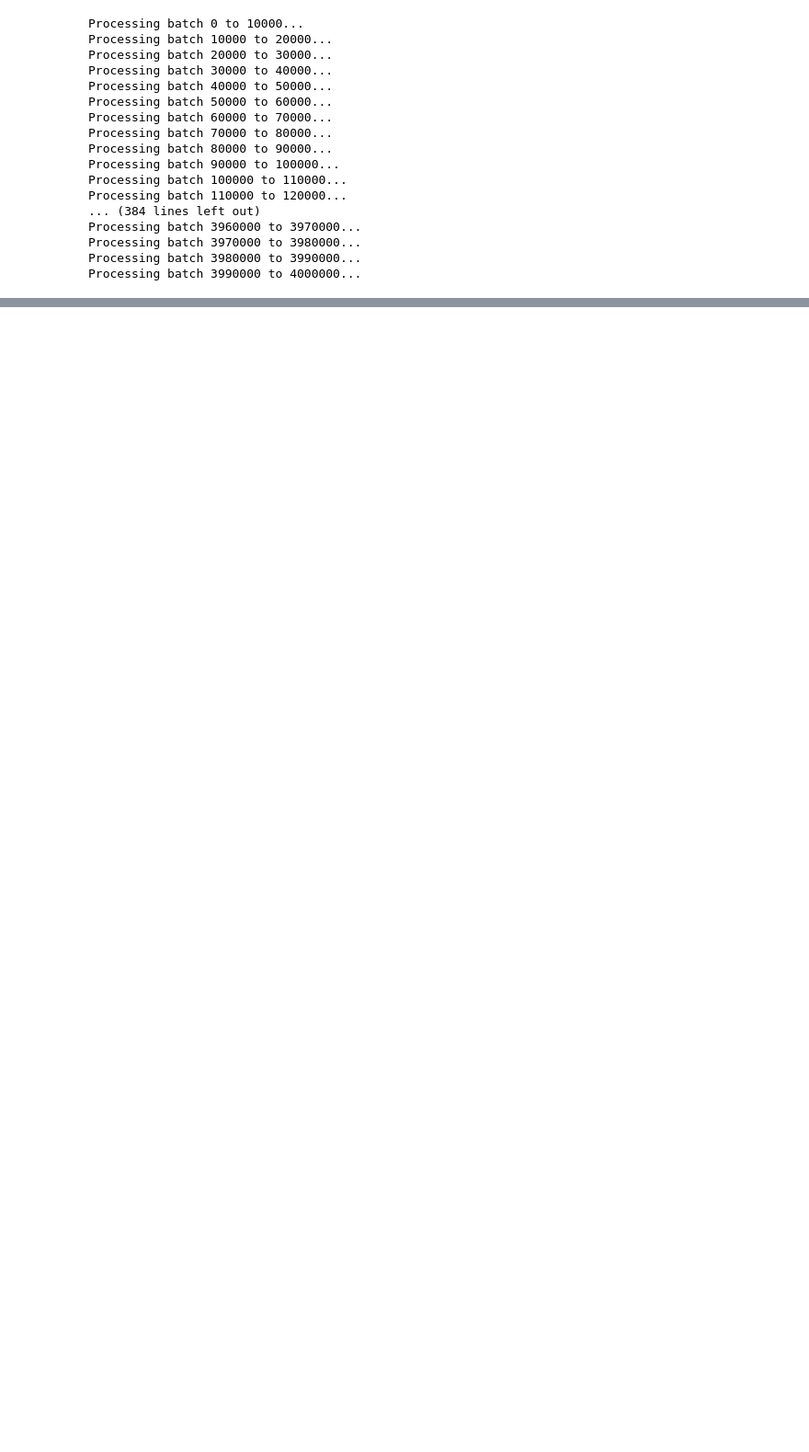
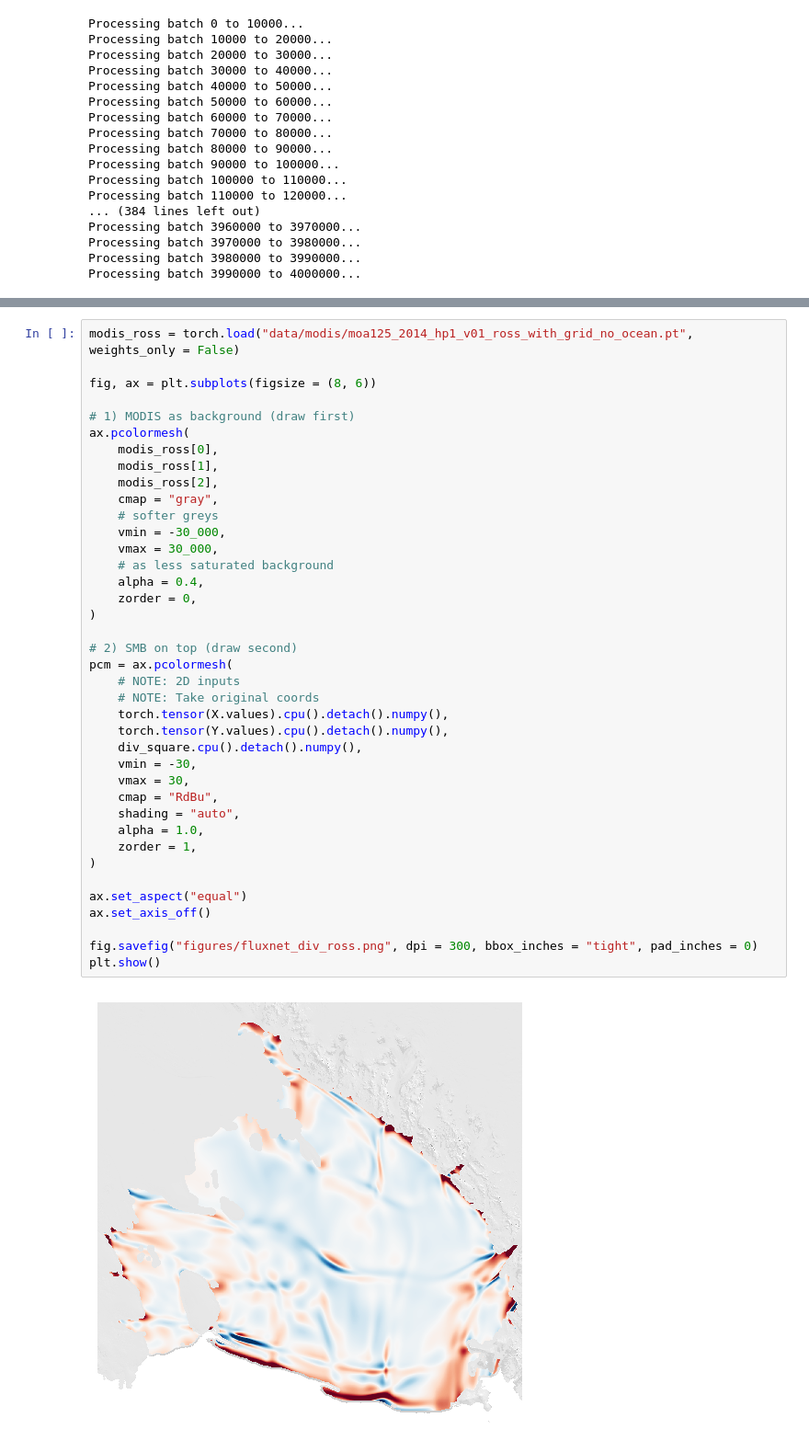
Before and after one commit to kimbente/FluxNet, a Jupyter notebook: train_full_model.ipynb, the cells around one changed output, grey strips where cells are left out. Shown at 92% size. Drawn from its saved outputs; the diff is of its cells as text; blank space fills up the shorter version.

```diff
--- a/train_full_model.ipynb
+++ b/train_full_model.ipynb
@@ -343,0 +363,41 @@ plt.imshow(div_square, cmap = "RdBu")
+# %%
+modis_ross = torch.load("data/modis/moa125_2014_hp1_v01_ross_with_grid_no_ocean.pt", weights_only = False)
+
+fig, ax = plt.subplots(figsize = (8, 6))
+
+# 1) MODIS as background (draw first)
+ax.pcolormesh(
+    modis_ross[0],
+    modis_ross[1],
+    modis_ross[2],
+    cmap = "gray",
+    # softer greys
+    vmin = -30_000,
+    vmax = 30_000,
+    # as less saturated background
+    alpha = 0.4,
+    zorder = 0,
+)
+
+# 2) SMB on top (draw second)
+pcm = ax.pcolormesh(
+    # NOTE: 2D inputs
+    # NOTE: Take original coords
+    torch.tensor(X.values).cpu().detach().numpy(),
+    torch.tensor(Y.values).cpu().detach().numpy(),
+    div_square.cpu().detach().numpy(),
+    vmin = -30,
+    vmax = 30,
+    cmap = "RdBu",
+    shading = "auto",
+    alpha = 1.0,
+    zorder = 1,
+)
+
+ax.set_aspect("equal")
+ax.set_axis_off()
+
+fig.savefig("figures/fluxnet_div_ross.png", dpi = 300, bbox_inches = "tight", pad_inches = 0)
+plt.show()
+# %% [output]
+[figure, added]
```
Also changed, not shown: parts of 20 cells of this notebook, 10 other files.
